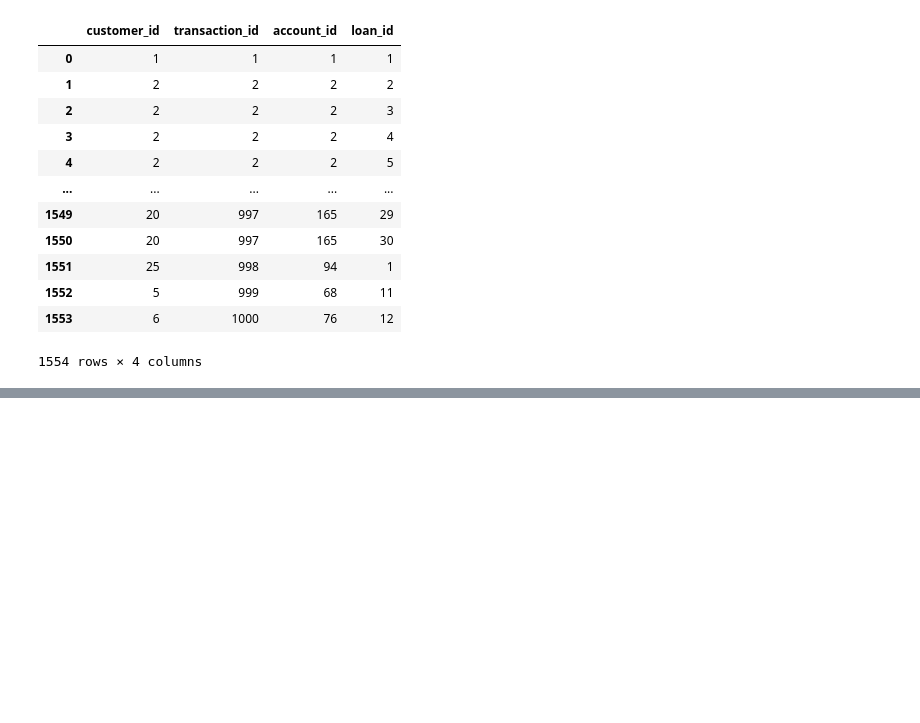
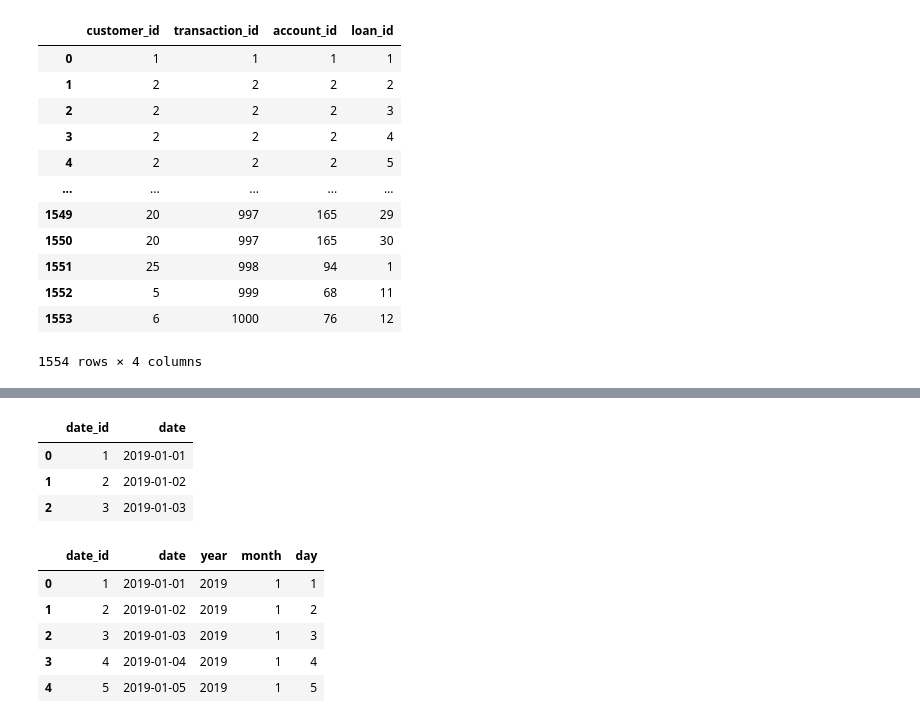
Before and after one commit to Ahmed9667/Zulo-Bank-RBDMS-PostgreSql, a Jupyter notebook: Zulo Bank Notebook.ipynb, the cells around one changed output, grey strips where cells are left out. Cells and saved outputs as stored; diff of their text form; code cells hidden in the pictures; blank space fills up the shorter version.

```diff
--- a/Zulo Bank Notebook.ipynb
+++ b/Zulo Bank Notebook.ipynb
@@ -220,0 +231,9 @@ zulo_bank
+# %%
+start_date = datetime(2019,1,1)
+current_date = datetime(2024,2,29)
+num_of_days = (current_date - start_date).days  #will equal to 1885 days
+
+date_list = [start_date + timedelta(days = x) for x in range(num_of_days + 1) ]
+
+print(len(date_list))
+date_list
@@ -220,0 +259,23 @@ zulo_bank
+# %%
+# Creat dataframe (table) date
+date = {'date_id' : [x for x in range(1 , len(date_list)+1)] ,
+        'date': date_list}
+date_dim = pd.DataFrame(date)
+date_dim.head(3)
+# %% [output]
+|  | date_id | date |
+| 0 | 1 | 2019-01-01 |
+| 1 | 2 | 2019-01-02 |
+| 2 | 3 | 2019-01-03 |
+# %%
+date_dim['year'] = date_dim['date'].dt.year
+date_dim['month'] = date_dim['date'].dt.month
+date_dim['day'] = date_dim['date'].dt.day
+date_dim.head(5)
+# %% [output]
+|  | date_id | date | year | month | day |
+| 0 | 1 | 2019-01-01 | 2019 | 1 | 1 |
+| 1 | 2 | 2019-01-02 | 2019 | 1 | 2 |
+| 2 | 3 | 2019-01-03 | 2019 | 1 | 3 |
+| 3 | 4 | 2019-01-04 | 2019 | 1 | 4 |
+| 4 | 5 | 2019-01-05 | 2019 | 1 | 5 |
```
Also changed, not shown: parts of 14 cells of this notebook.
